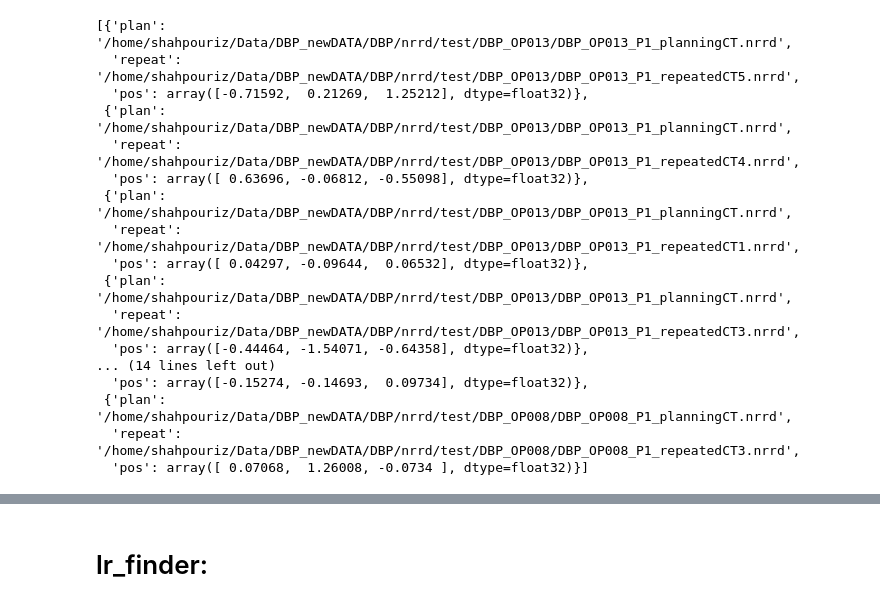
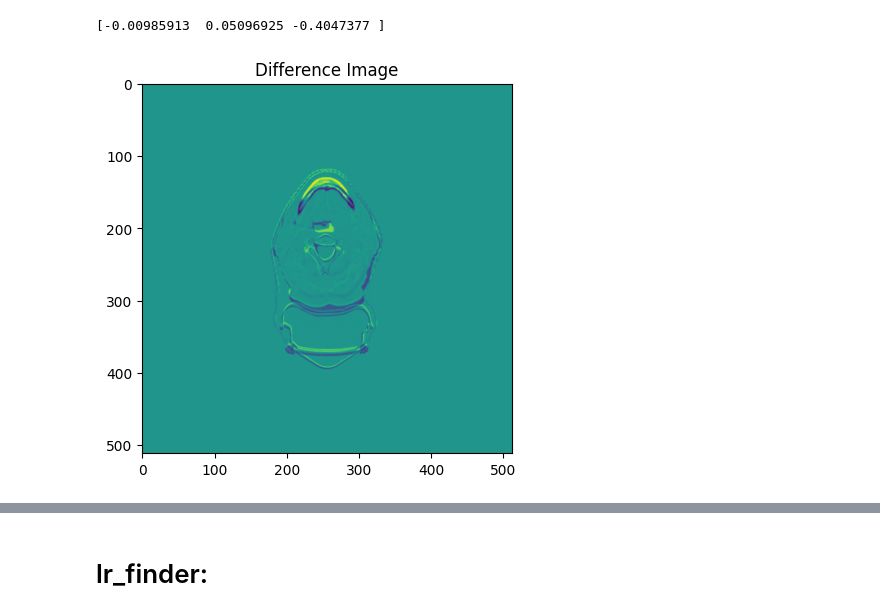
Before and after one commit to s-shahpouri/DBP_Project, a Jupyter notebook: train.ipynb, the cells around one changed output, grey strips where cells are left out. Cells and saved outputs as stored; diff of their text form; code cells hidden in the pictures.

```diff
--- a/train.ipynb
+++ b/train.ipynb
@@ -92,21 +86,23 @@ list
-# %%
-test = [{"plan": img[0], "repeat": tar, "pos": pos} for img, tar, pos in zip(pct[:10], rct[:10], pos[:10])]
-test
-# %% [output]
-[{'plan': '/home/shahpouriz/Data/DBP_newDATA/DBP/nrrd/test/DBP_OP013/DBP_OP013_P1_planningCT.nrrd',
-  'repeat': '/home/shahpouriz/Data/DBP_newDATA/DBP/nrrd/test/DBP_OP013/DBP_OP013_P1_repeatedCT5.nrrd',
-  'pos': array([-0.71592,  0.21269,  1.25212], dtype=float32)},
- {'plan': '/home/shahpouriz/Data/DBP_newDATA/DBP/nrrd/test/DBP_OP013/DBP_OP013_P1_planningCT.nrrd',
-  'repeat': '/home/shahpouriz/Data/DBP_newDATA/DBP/nrrd/test/DBP_OP013/DBP_OP013_P1_repeatedCT4.nrrd',
-  'pos': array([ 0.63696, -0.06812, -0.55098], dtype=float32)},
- {'plan': '/home/shahpouriz/Data/DBP_newDATA/DBP/nrrd/test/DBP_OP013/DBP_OP013_P1_planningCT.nrrd',
-  'repeat': '/home/shahpouriz/Data/DBP_newDATA/DBP/nrrd/test/DBP_OP013/DBP_OP013_P1_repeatedCT1.nrrd',
-  'pos': array([ 0.04297, -0.09644,  0.06532], dtype=float32)},
- {'plan': '/home/shahpouriz/Data/DBP_newDATA/DBP/nrrd/test/DBP_OP013/DBP_OP013_P1_planningCT.nrrd',
-  'repeat': '/home/shahpouriz/Data/DBP_newDATA/DBP/nrrd/test/DBP_OP013/DBP_OP013_P1_repeatedCT3.nrrd',
-  'pos': array([-0.44464, -1.54071, -0.64358], dtype=float32)},
-... (14 lines left out)
-  'pos': array([-0.15274, -0.14693,  0.09734], dtype=float32)},
- {'plan': '/home/shahpouriz/Data/DBP_newDATA/DBP/nrrd/test/DBP_OP008/DBP_OP008_P1_planningCT.nrrd',
-  'repeat': '/home/shahpouriz/Data/DBP_newDATA/DBP/nrrd/test/DBP_OP008/DBP_OP008_P1_repeatedCT3.nrrd',
-  'pos': array([ 0.07068,  1.26008, -0.0734 ], dtype=float32)}]
+# %%
+import matplotlib.pyplot as plt
+import SimpleITK as sitk
+
+# Load the images using the file paths
+fixed_CT_image = sitk.ReadImage(val_data[0]['plan'])  # Load the image from the 'plan' filepath
+moving_CT_image = sitk.ReadImage(val_data[0]['repeat'])  # Load the image from the 'repeat' filepath
+coordination = val_data[0]['pos']
+# Convert SimpleITK images to numpy arrays
+fixed_CT_array = sitk.GetArrayFromImage(fixed_CT_image)
+moving_CT_array = sitk.GetArrayFromImage(moving_CT_image)
+
+# Calculate the difference between the two CT images
+difference = moving_CT_array - fixed_CT_array
+
+print(coordination)
+# Visualize a slice of the difference
+plt.imshow(difference[100])  # Adjust the index [100] as needed for the correct slice
+plt.title('Difference Image')
+plt.show()
+# %% [output]
+[-0.00985913  0.05096925 -0.4047377 ]
+[figure, added]
```
Also changed, not shown: parts of 8 cells of this notebook, 17 other files.
